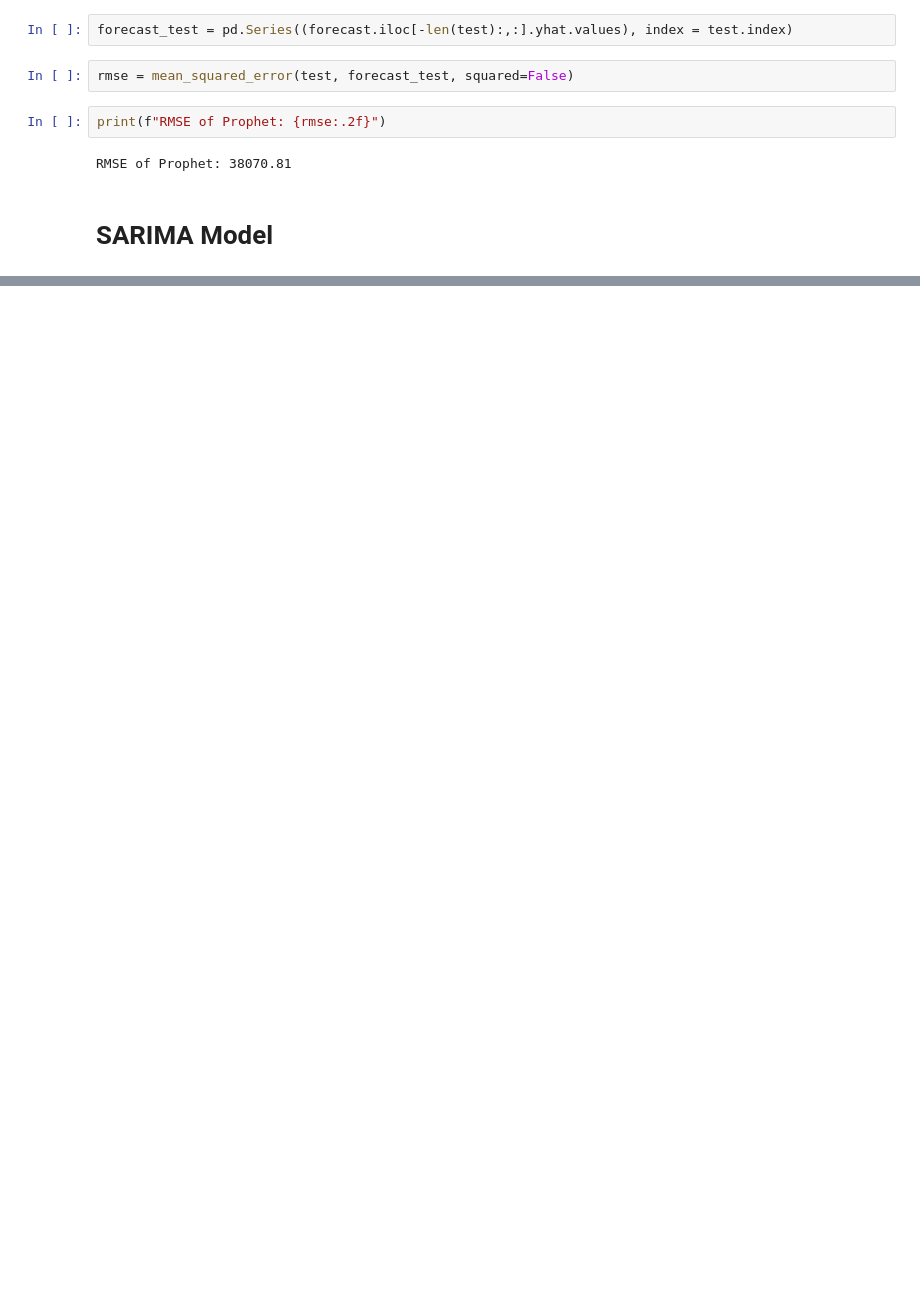
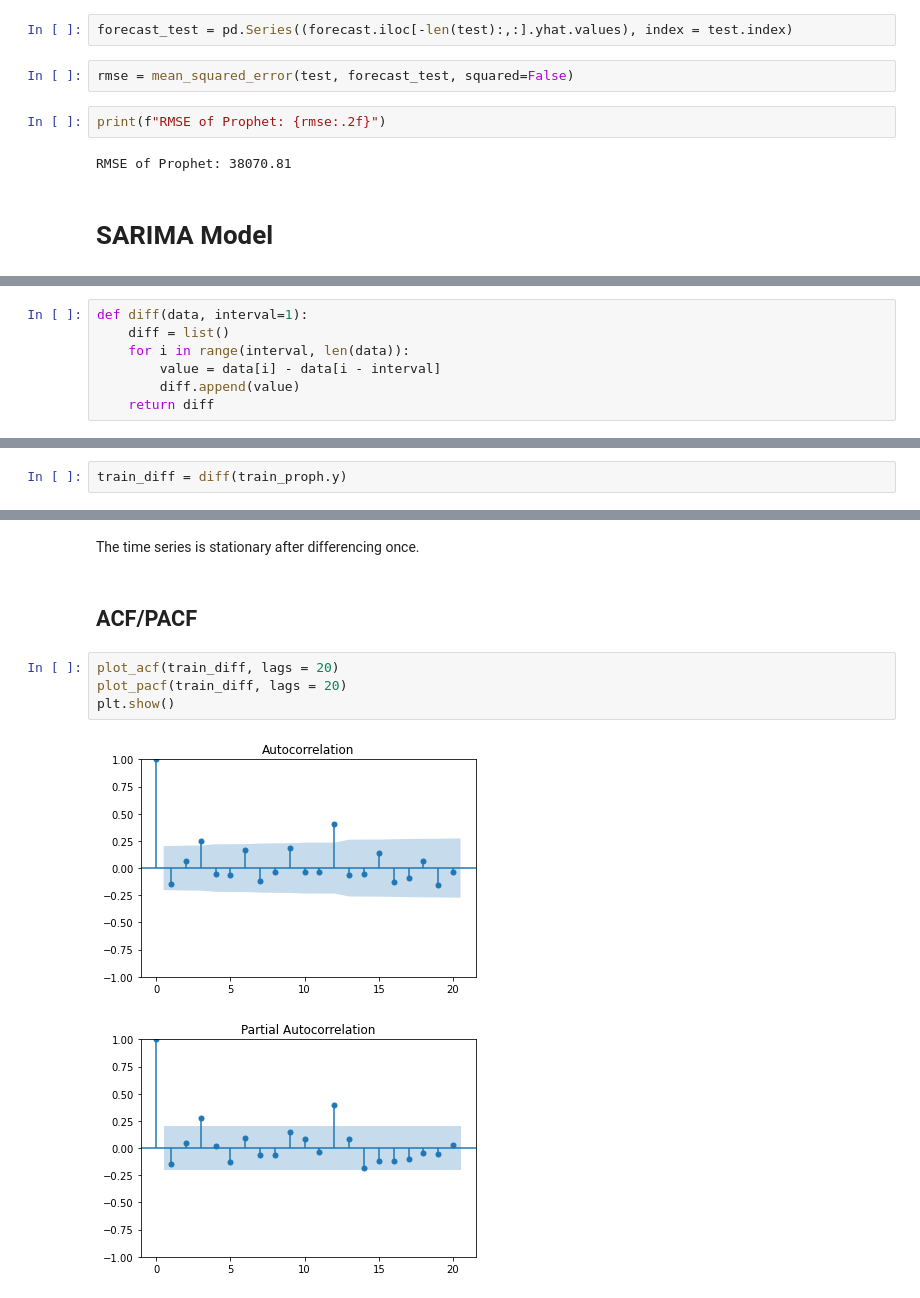
Before and after one commit to lawrencedlin/msds604_project25_2021, a Jupyter notebook: lawrence_final.ipynb, the cells around one changed output, grey strips where cells are left out. Drawn from its saved outputs; the diff is of its cells as text; blank space fills up the shorter version.

```diff
--- a/lawrence_final.ipynb
+++ b/lawrence_final.ipynb
@@ -53,0 +95,7 @@ RMSE of Prophet: 38070.81
+# %%
+def diff(data, interval=1):
+    diff = list()
+    for i in range(interval, len(data)):
+        value = data[i] - data[i - interval]
+        diff.append(value)
+    return diff
@@ -53,0 +135,2 @@ RMSE of Prophet: 38070.81
+# %%
+train_diff = diff(train_proph.y)
@@ -53,0 +149,11 @@ RMSE of Prophet: 38070.81
+# %% [markdown]
+The time series is stationary after differencing once.
+# %% [markdown]
+## ACF/PACF
+# %%
+plot_acf(train_diff, lags = 20)
+plot_pacf(train_diff, lags = 20)
+plt.show()
+# %% [output]
+[figure, added]
+[figure, added]
```
Also changed, not shown: parts of 28 cells of this notebook.
